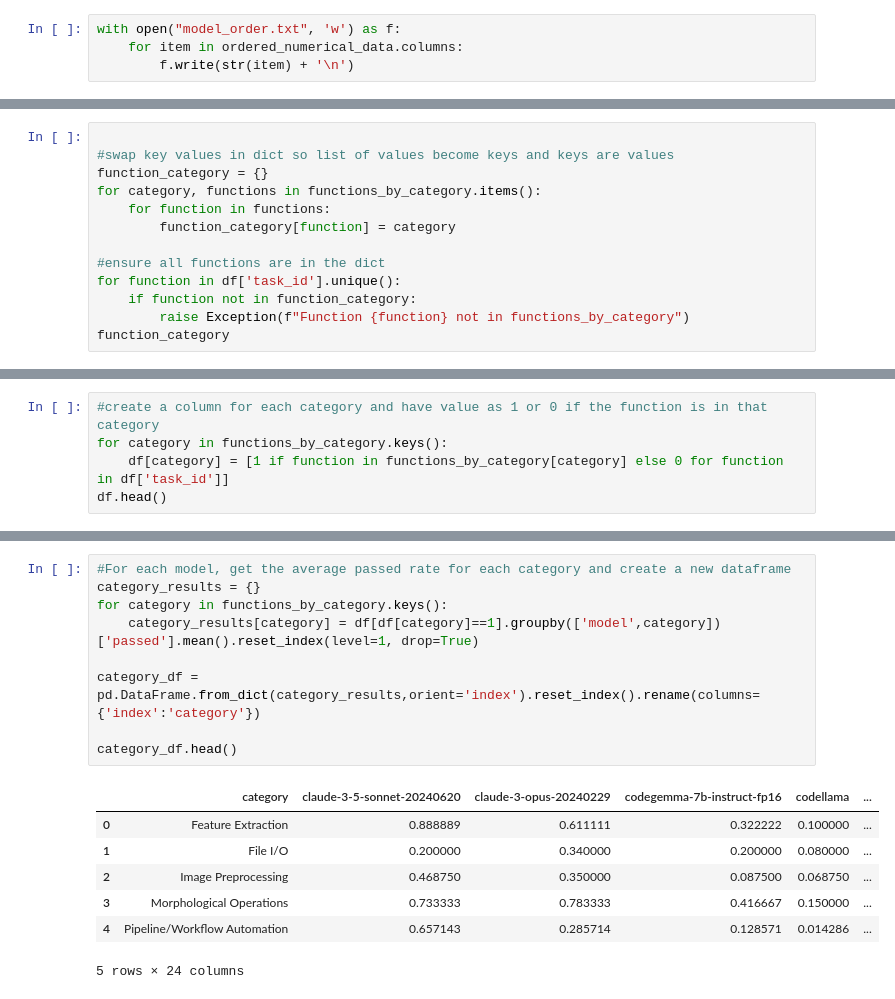
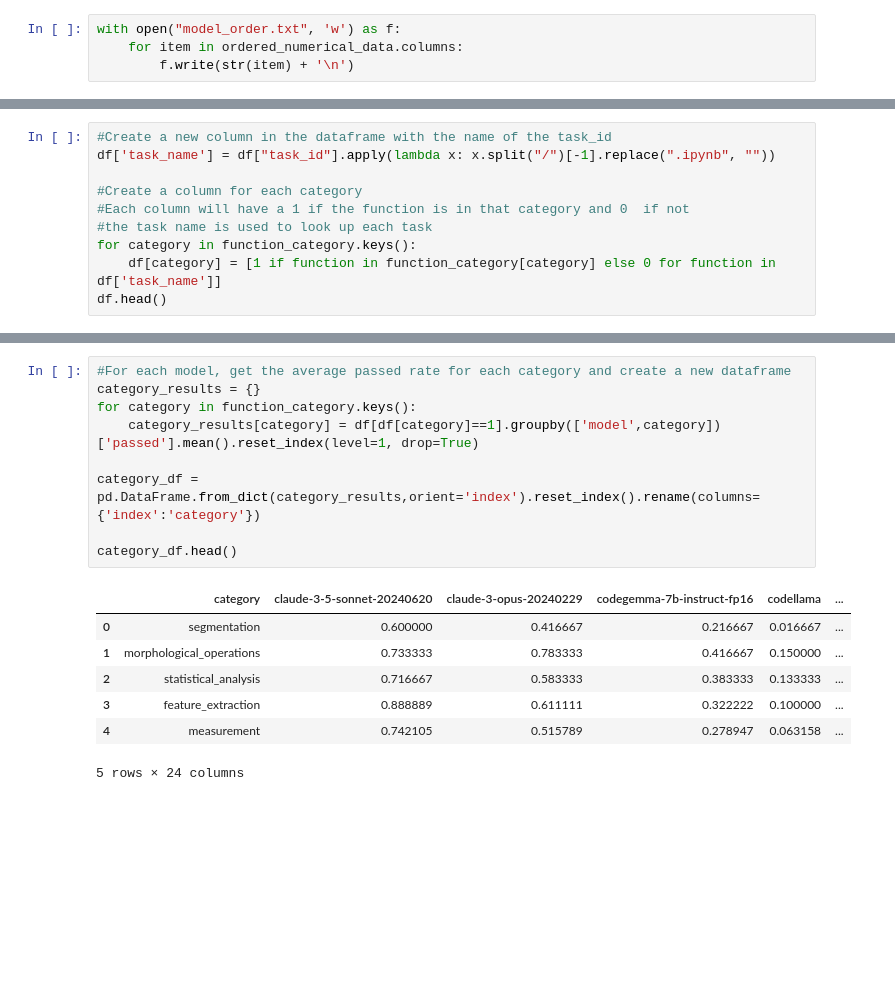
Before and after one commit to haesleinhuepf/human-eval-bia, a Jupyter notebook: demo/summarize_by_case.ipynb, the cells around one changed output, grey strips where cells are left out. Cells and saved outputs as stored; diff of their text form; blank space fills up the shorter version.

```diff
--- a/demo/summarize_by_case.ipynb
+++ b/demo/summarize_by_case.ipynb
@@ -167,13 +176,0 @@ functions_by_category
-# %%
-
-#swap key values in dict so list of values become keys and keys are values
-function_category = {}
-for category, functions in functions_by_category.items():
-    for function in functions:
-        function_category[function] = category
-
-#ensure all functions are in the dict
-for function in df['task_id'].unique():
-    if function not in function_category:
-        raise Exception(f"Function {function} not in functions_by_category")
-function_category
@@ -198,5 +176,0 @@ function_category
-# %%
-#create a column for each category and have value as 1 or 0 if the function is in that category
-for category in functions_by_category.keys():
-    df[category] = [1 if function in functions_by_category[category] else 0 for function in df['task_id']]
-df.head()
@@ -209,0 +177,10 @@ df.head()
+# %%
+#Create a new column in the dataframe with the name of the task_id
+df['task_name'] = df["task_id"].apply(lambda x: x.split("/")[-1].replace(".ipynb", ""))
+
+#Create a column for each category
+#Each column will have a 1 if the function is in that category and 0  if not
+#the task name is used to look up each task
+for category in function_category.keys():
+    df[category] = [1 if function in function_category[category] else 0 for function in df['task_name']]
+df.head()
@@ -210,19 +194,19 @@ df.head()
 # %%
 #For each model, get the average passed rate for each category and create a new dataframe
 category_results = {}
-for category in functions_by_category.keys():
+for category in function_category.keys():
     category_results[category] = df[df[category]==1].groupby(['model',category])['passed'].mean().reset_index(level=1, drop=True)
 
 category_df = pd.DataFrame.from_dict(category_results,orient='index').reset_index().rename(columns={'index':'category'})
 
 category_df.head()
 # %% [output]
 |  | category | claude-3-5-sonnet-20240620 | claude-3-opus-20240229 | codegemma-7b-instruct-fp16 | codellama | ... |
-| 0 | Feature Extraction | 0.888889 | 0.611111 | 0.322222 | 0.100000 | ... |
-| 1 | File I/O | 0.200000 | 0.340000 | 0.200000 | 0.080000 | ... |
-| 2 | Image Preprocessing | 0.468750 | 0.350000 | 0.087500 | 0.068750 | ... |
-| 3 | Morphological Operations | 0.733333 | 0.783333 | 0.416667 | 0.150000 | ... |
-| 4 | Pipeline/Workflow Automation | 0.657143 | 0.285714 | 0.128571 | 0.014286 | ... |
+| 0 | segmentation | 0.600000 | 0.416667 | 0.216667 | 0.016667 | ... |
+| 1 | morphological_operations | 0.733333 | 0.783333 | 0.416667 | 0.150000 | ... |
+| 2 | statistical_analysis | 0.716667 | 0.583333 | 0.383333 | 0.133333 | ... |
+| 3 | feature_extraction | 0.888889 | 0.611111 | 0.322222 | 0.100000 | ... |
+| 4 | measurement | 0.742105 | 0.515789 | 0.278947 | 0.063158 | ... |
 5 rows × 24 columns
 # %%
 df_category_plot = category_df.copy()
```
Also changed, not shown: parts of 6 cells of this notebook, 1 other file.
